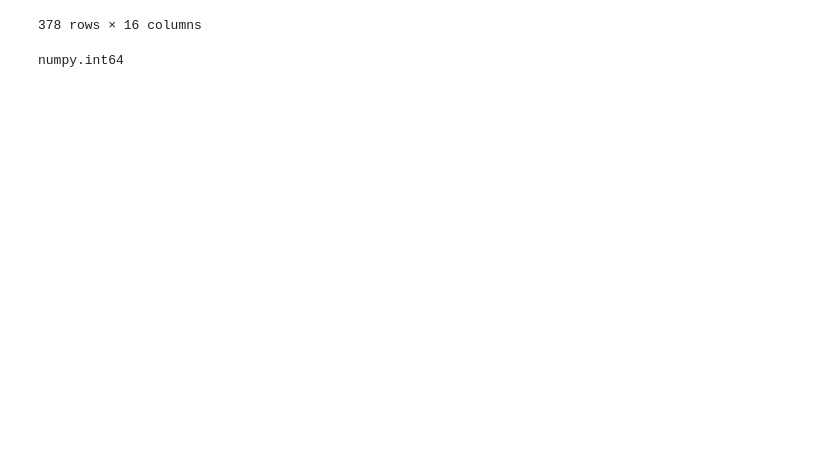
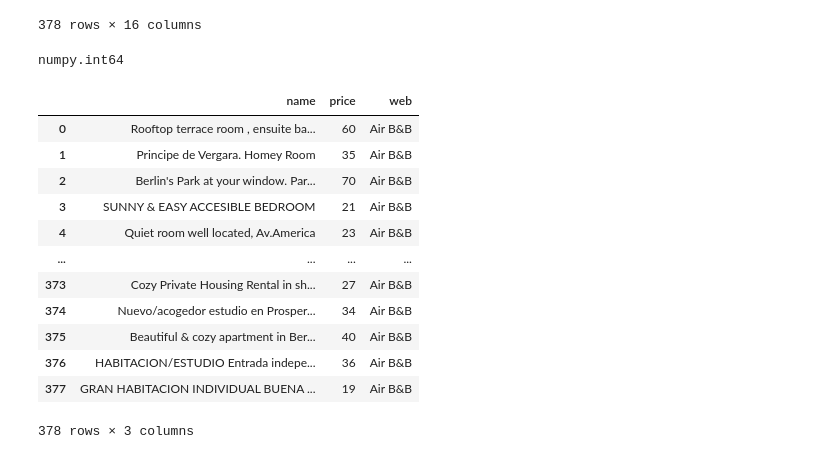
Before and after one commit to GuilleJuanco/Proyecto_ETL, a Jupyter notebook: main.ipynb, the cells around one changed output. Drawn from its saved outputs; the diff is of its cells as text; code cells hidden in the pictures; blank space fills up the shorter version.

```diff
--- a/main.ipynb
+++ b/main.ipynb
@@ -196,3 +199,20 @@ df_bb = df_chamartin_bb.loc[:, ['name', 'price']].assign(web='Air B&B')
 type(df_bb.price[0])
 # %% [output]
 numpy.int64
+# %%
+df_bb = df_bb.reset_index(drop=True)
+df_bb
+# %% [output]
+|  | name | price | web |
+| 0 | Rooftop terrace room , ensuite ba... | 60 | Air B&B |
+| 1 | Principe de Vergara. Homey Room | 35 | Air B&B |
+| 2 | Berlin's Park at your window. Par... | 70 | Air B&B |
+| 3 | SUNNY & EASY ACCESIBLE BEDROOM | 21 | Air B&B |
+| 4 | Quiet room well located, Av.America | 23 | Air B&B |
+| ... | ... | ... | ... |
+| 373 | Cozy Private Housing Rental in sh... | 27 | Air B&B |
+| 374 | Nuevo/acogedor estudio en Prosper... | 34 | Air B&B |
+| 375 | Beautiful & cozy apartment in Ber... | 40 | Air B&B |
+| 376 | HABITACION/ESTUDIO Entrada indepe... | 36 | Air B&B |
+| 377 | GRAN HABITACION INDIVIDUAL BUENA ... | 19 | Air B&B |
+378 rows × 3 columns
```
Also changed, not shown: parts of 5 cells of this notebook.
